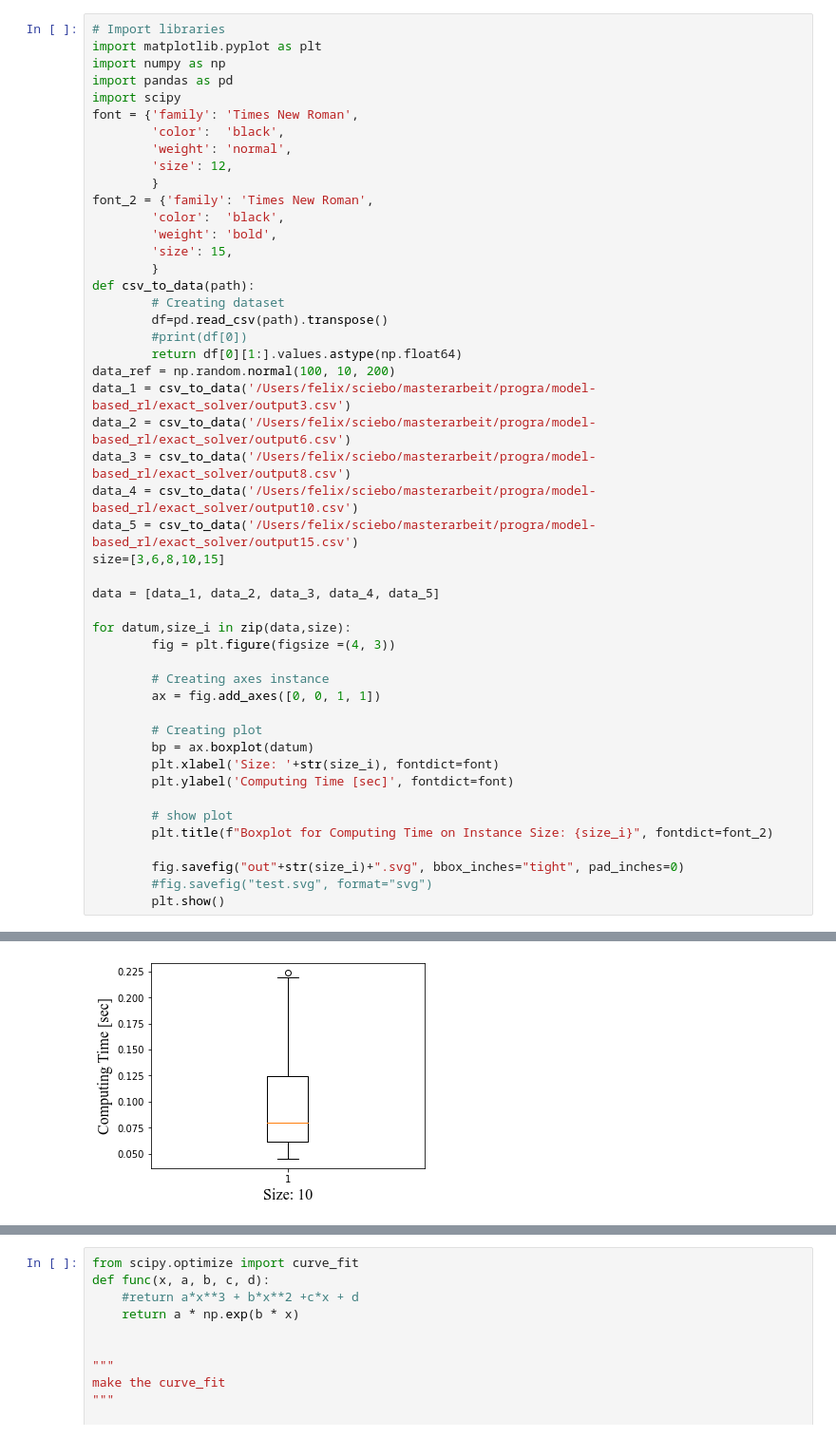
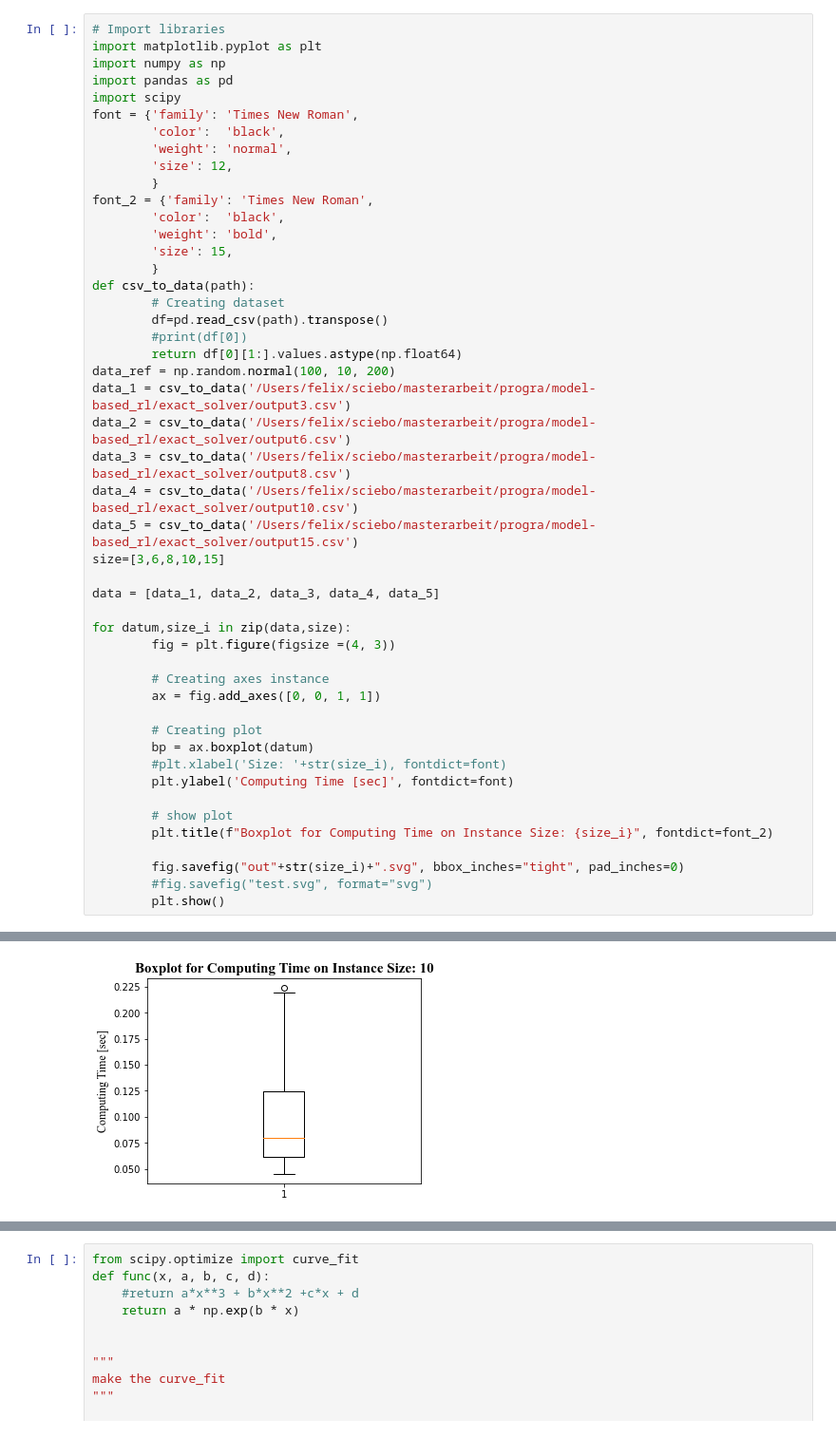
Before and after one commit to felixstillger/model-based_rl, a Jupyter notebook: exact_solver/plot.ipynb, the cells around one changed output, grey strips where cells are left out. Shown at 95% size. Saved outputs shown, nothing was run; the diff lists cells and outputs as text.

```diff
--- a/exact_solver/plot.ipynb
+++ b/exact_solver/plot.ipynb
@@ -37,7 +37,7 @@ for datum,size_i in zip(data,size):
 
         # Creating plot
         bp = ax.boxplot(datum)
-        plt.xlabel('Size: '+str(size_i), fontdict=font)
+        #plt.xlabel('Size: '+str(size_i), fontdict=font)
         plt.ylabel('Computing Time [sec]', fontdict=font)
 
         # show plot
@@ -53 +53 @@ for datum,size_i in zip(data,size):
-[figure, old version]
+[figure, new version]
```
Also changed, not shown: parts of 14 cells of this notebook, 1 other file.
